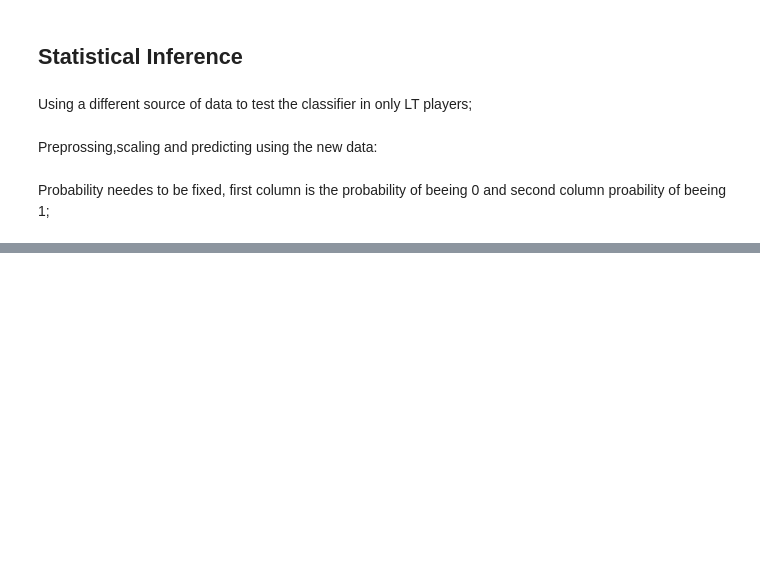
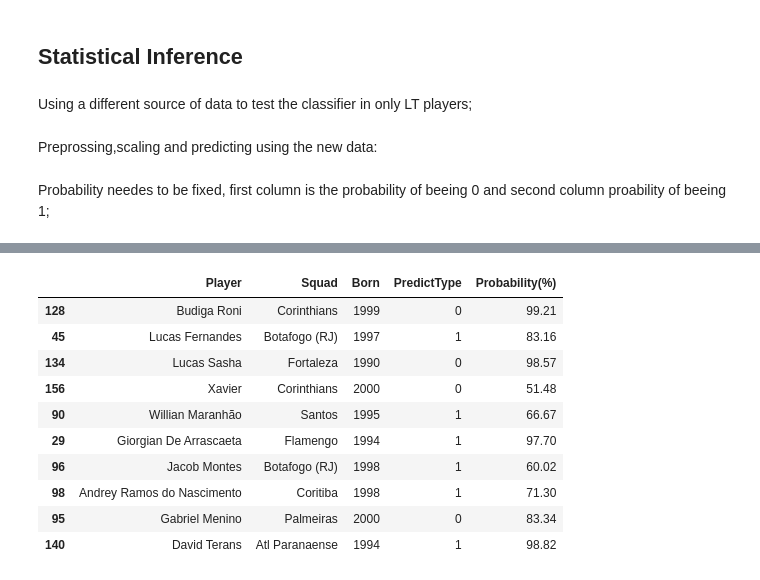
Before and after one commit to IsraelFPM/FootBall-EDA, a Jupyter notebook: PlayersAnalyses.ipynb, the cells around one changed output, grey strips where cells are left out. Saved outputs shown, nothing was run; the diff lists cells and outputs as text; code cells hidden in the pictures; blank space fills up the shorter version.

```diff
--- a/PlayersAnalyses.ipynb
+++ b/PlayersAnalyses.ipynb
@@ -663,3 +906,17 @@ MF_Players[["Player", "PredictType", "Probability(%)"]].sample(n=10, random_stat
 | 95 | Gabriel Menino | 0 | 84.00 |
 | 140 | David Terans | 1 | 98.79 |
 [interactive output not drawn]
+# %%
+MF_Players[["Player","Squad","Born", "PredictType", "Probability(%)"]].sample(n=10, random_state=42)
+# %% [output]
+|  | Player | Squad | Born | PredictType | Probability(%) |
+| 128 | Budiga Roni | Corinthians | 1999 | 0 | 99.21 |
+| 45 | Lucas Fernandes | Botafogo (RJ) | 1997 | 1 | 83.16 |
+| 134 | Lucas Sasha | Fortaleza | 1990 | 0 | 98.57 |
+| 156 | Xavier | Corinthians | 2000 | 0 | 51.48 |
+| 90 | Willian Maranhão | Santos | 1995 | 1 | 66.67 |
+| 29 | Giorgian De Arrascaeta | Flamengo | 1994 | 1 | 97.70 |
+| 96 | Jacob Montes | Botafogo (RJ) | 1998 | 1 | 60.02 |
+| 98 | Andrey Ramos do Nascimento | Coritiba | 1998 | 1 | 71.30 |
+| 95 | Gabriel Menino | Palmeiras | 2000 | 0 | 83.34 |
+| 140 | David Terans | Atl Paranaense | 1994 | 1 | 98.82 |
```
Also changed, not shown: parts of 53 cells of this notebook, 7 other files.
